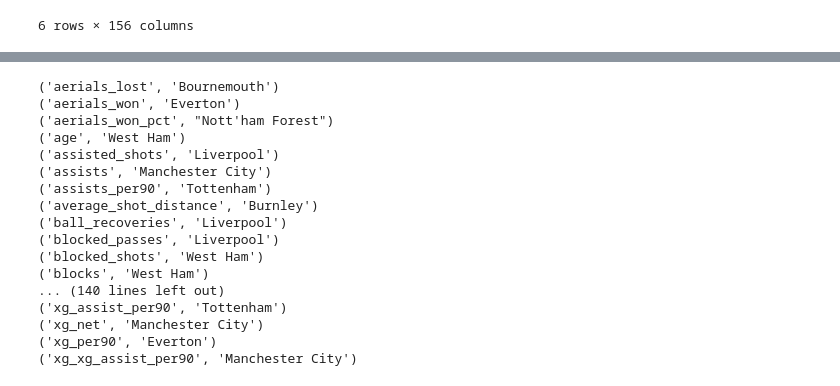
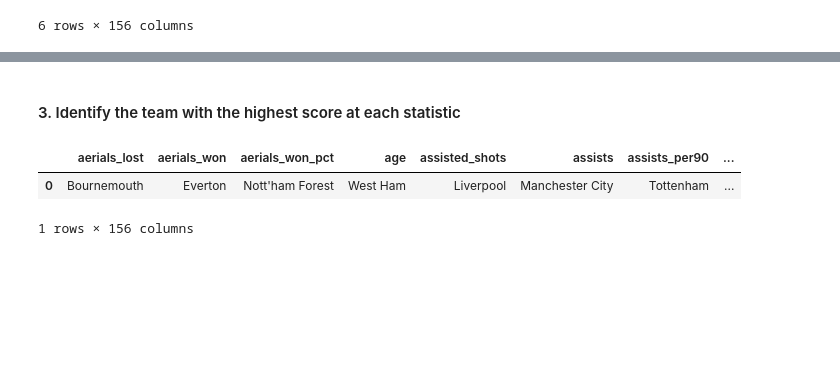
Before and after one commit to Huycuong03/Analyze-the-2023-2024-Premier-League-season, a Jupyter notebook: main.ipynb, the cells around one changed output, grey strips where cells are left out. Drawn from its saved outputs; the diff is of its cells as text; code cells hidden in the pictures; blank space fills up the shorter version.

```diff
--- a/main.ipynb
+++ b/main.ipynb
@@ -165,21 +170,9 @@ plt.show()
+# %% [markdown]
+#### 3. Identify the team with the highest score at each statistic
 # %%
-top_team_stats = stats[statistical_columns].groupby(level="team").agg("mean").apply(lambda col: col.idxmax())
-print(*top_team_stats.items(), sep="\n")
+top_team_stats = stats[statistical_columns].groupby(level="team").agg("mean").apply(lambda col: col.idxmax()).to_frame().T
+top_team_stats
 # %% [output]
+|  | aerials_lost | aerials_won | aerials_won_pct | age | assisted_shots | assists | assists_per90 | ... |
+| 0 | Bournemouth | Everton | Nott'ham Forest | West Ham | Liverpool | Manchester City | Tottenham | ... |
-('aerials_lost', 'Bournemouth')
-('aerials_won', 'Everton')
-('aerials_won_pct', "Nott'ham Forest")
-('age', 'West Ham')
-('assisted_shots', 'Liverpool')
-('assists', 'Manchester City')
-('assists_per90', 'Tottenham')
-('average_shot_distance', 'Burnley')
-('ball_recoveries', 'Liverpool')
-('blocked_passes', 'Liverpool')
-('blocked_shots', 'West Ham')
-('blocks', 'West Ham')
-... (140 lines left out)
-('xg_assist_per90', 'Tottenham')
-('xg_net', 'Manchester City')
-('xg_per90', 'Everton')
-('xg_xg_assist_per90', 'Manchester City')
+1 rows × 156 columns
```
Also changed, not shown: parts of 13 cells of this notebook, 1 other file.
